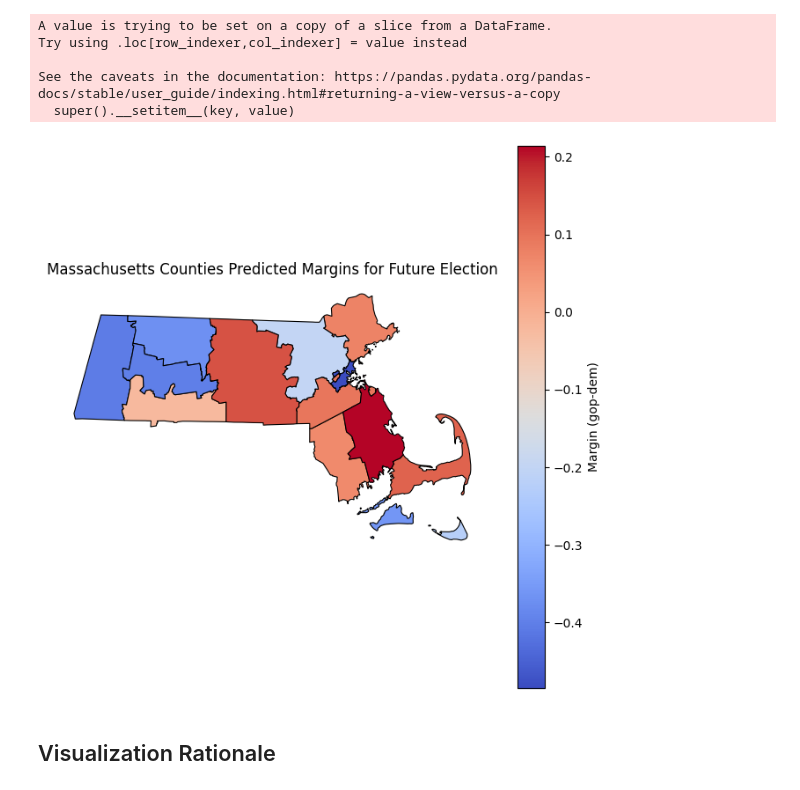
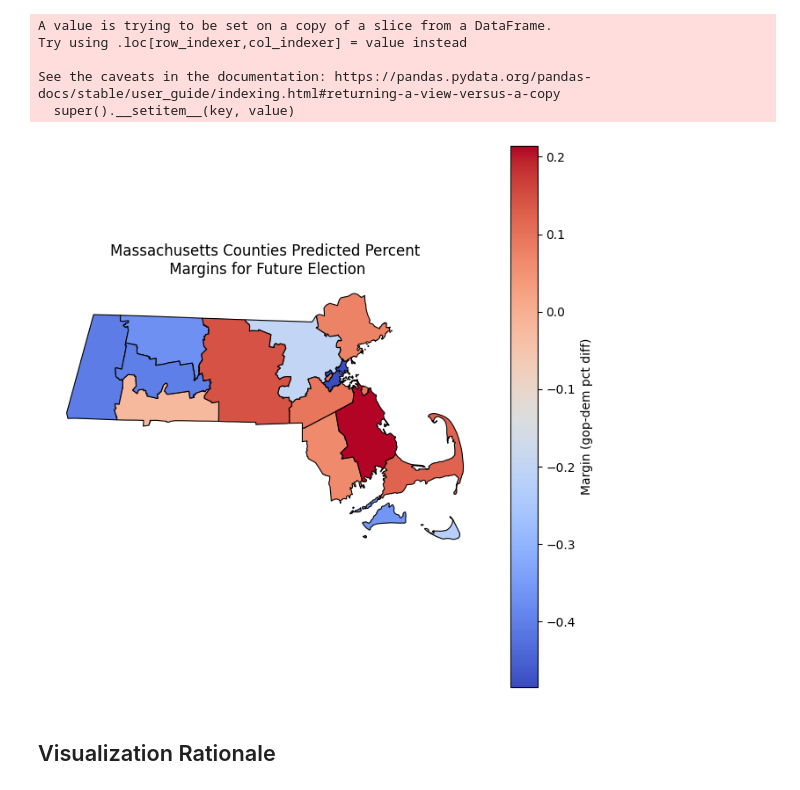
Before and after one commit to nylaup/ds4320-project2, a Jupyter notebook: pipeline/SolutionPipeline.ipynb, the cells around one changed output. Cells and saved outputs as stored; diff of their text form; code cells hidden in the pictures.

Commit message:
changes to solution pipeline

```diff
--- a/pipeline/SolutionPipeline.ipynb
+++ b/pipeline/SolutionPipeline.ipynb
@@ -86,8 +78,13 @@ pipeline_lr = Pipeline([
     ("model", LinearRegression())
 ])
 
-pipeline_lr.fit(X_train, y_train) #fit to training data
-y_pred_lr = pipeline_lr.predict(X_test) #predict on test data
+try:
+    pipeline_lr.fit(X_train, y_train) #fit to training data
+    y_pred_lr = pipeline_lr.predict(X_test) #predict on test data
+    logger.info("Linear Regression fitted successfully")
+except Exception as e:
+    logger.error(f"Error occurred while fitting Linear Regression: {e}")
+    raise e
 
 #evaluate mae, rmse, and r2 for model
 mae_lr = mean_absolute_error(y_test, y_pred_lr)
@@ -144,8 +143,13 @@ pipeline_rf = Pipeline([
     ("model", RandomForestRegressor(n_estimators=100, random_state=42))
 ])
 
-pipeline_rf.fit(X_train, y_train) #fit to training
-y_pred_rf = pipeline_rf.predict(X_test) #predict on test
+try:
+    pipeline_rf.fit(X_train, y_train) #fit to training
+    y_pred_rf = pipeline_rf.predict(X_test) #predict on test
+    logger.info("Random Forest fitted successfully")
+except Exception as e:
+    logger.error(f"Error occurred while fitting Random Forest: {e}")
+    raise e
 
 #evaluate performance metrics on test and predicted
 mae_rf = mean_absolute_error(y_test, y_pred_rf)
@@ -288,32 +298,37 @@ See the caveats in the documentation: https://pandas.pydata.org/pandas-docs/stab
 # %%
 #convert dataframe to geodataframe for graphing
 ma_merged = gpd.GeoDataFrame(
     ma_merged,
     geometry="geometry"
 )
 
-fig, ax = plt.subplots(1, 1, figsize=(8, 8))
+try:
+    fig, ax = plt.subplots(1, 1, figsize=(8, 8))
 
-ma_merged.plot(
-    column="y_pred_rf", #plot predicted margins
-    cmap="coolwarm", #improved color map
-    linewidth=0.8,
-    edgecolor="black",
-    legend=True,
-    legend_kwds={"label": "Margin (gop-dem)"},
-    ax=ax
-)
+    ma_merged.plot(
+        column="y_pred_rf", #plot predicted margins
+        cmap="coolwarm", #improved color map
+        linewidth=0.8,
+        edgecolor="black",
+        legend=True,
+        legend_kwds={"label": "Margin (gop-dem pct diff)"},
+        ax=ax
+    )
+    logger.info("Plotting completed successfully")
+except Exception as e:
+    logger.error(f"Error occurred while plotting: {e}")
+    raise
 
-ax.set_title("Massachusetts Counties Predicted Margins for Future Election")
+ax.set_title("Massachusetts Counties Predicted Percent\n Margins for Future Election")
 ax.axis("off") #no axis on map
 
 #save as png
 plt.savefig("../images/mass_predictions.png", dpi=300, bbox_inches="tight")
 logger.info("Created and saved map of Massachusetts county predictions")
 
 plt.show()
 # %% [output]
-[figure, old version]
+[figure, new version]
 # %% [markdown]
 ## Visualization Rationale
 # %% [markdown]
```
Also changed, not shown: parts of 9 cells of this notebook, 2 other files.
